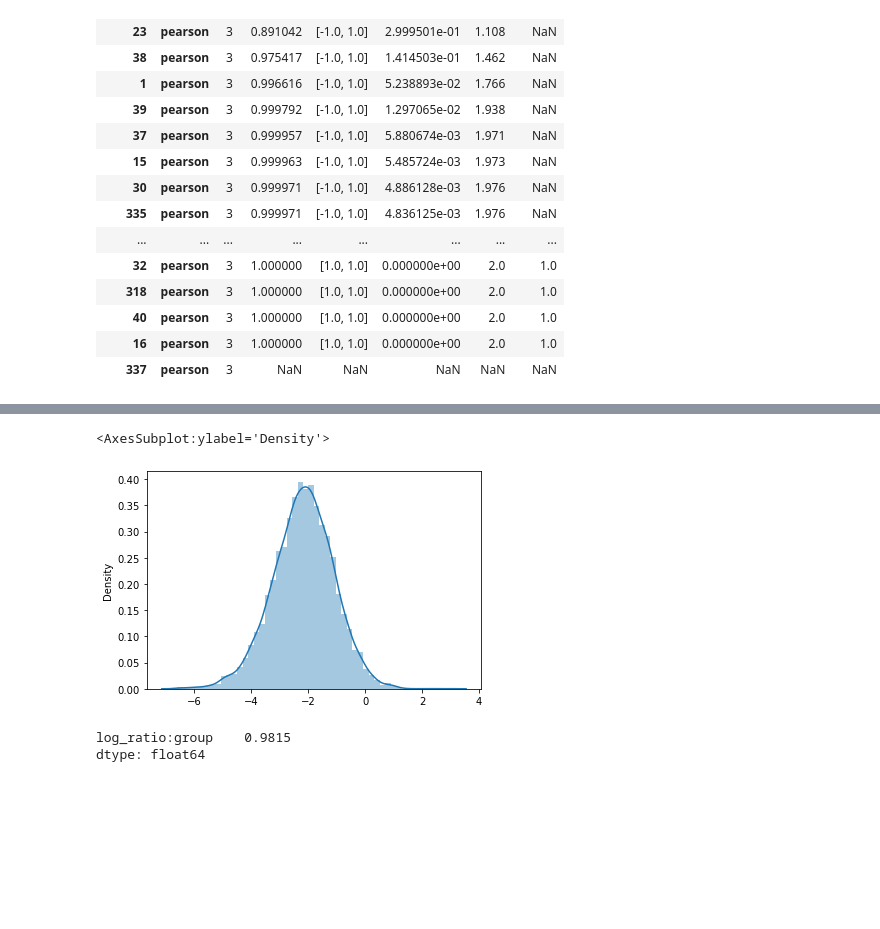
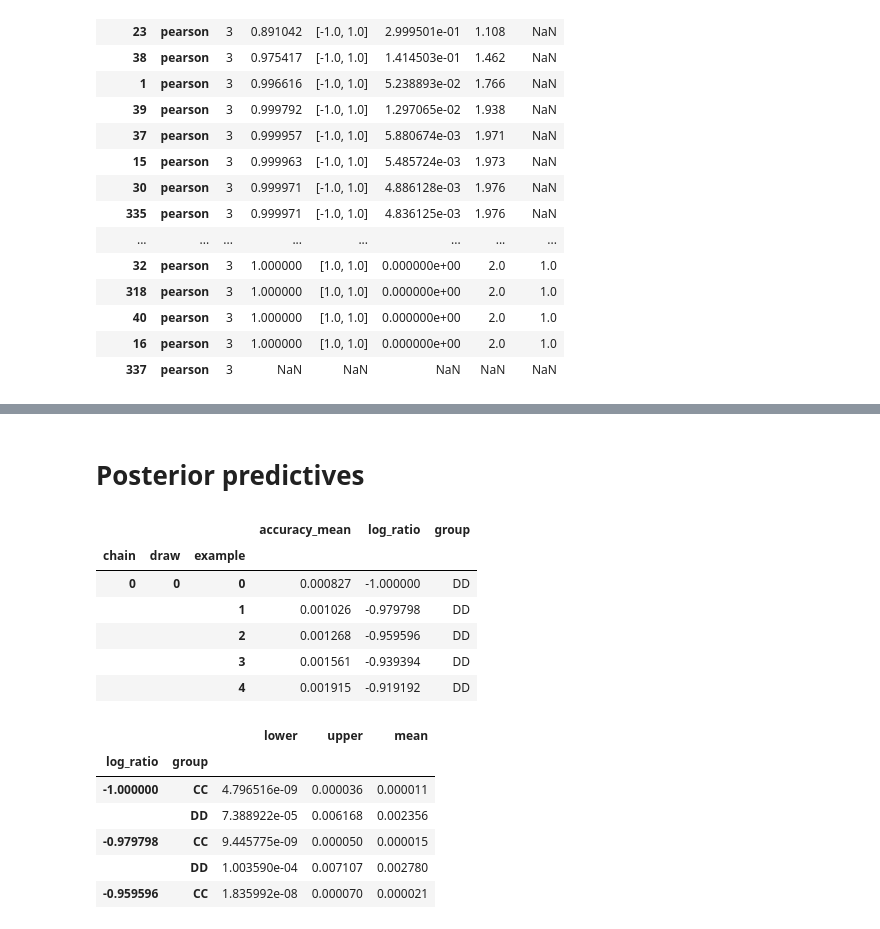
Before and after one commit to mrenke/dyscalculia_modelling, a Jupyter notebook: notebooks/Quick cleanup and analysis of data.ipynb, the cells around one changed output, grey strips where cells are left out. Drawn from its saved outputs; the diff is of its cells as text; code cells hidden in the pictures; blank space fills up the shorter version.

```diff
--- a/notebooks/Quick cleanup and analysis of data.ipynb
+++ b/notebooks/Quick cleanup and analysis of data.ipynb
@@ -237,10 +212,2 @@ array([[<AxesSubplot:title={'center':'log_ratio'}>,
-# %%
-sns.distplot(results.posterior['log_ratio:group'].to_dataframe())
-# %% [output]
-<AxesSubplot:ylabel='Density'>
-[figure, removed]
-# %%
-(results.posterior['log_ratio:group'].to_dataframe() < 0.0).mean()
-# %% [output]
-log_ratio:group    0.9815
-dtype: float64
+# %% [markdown]
+# Posterior predictives
@@ -246,0 +219,34 @@ dtype: float64
+# %%
+p = model.predict(results, data=test_x, kind='pps', include_group_specific=False, inplace=False)
+p = p.posterior['accuracy_mean'].to_dataframe()
+p.index.set_names('example', level=-1,inplace=True)
+
+p = p.join(test_x)
+p.head()
+# %% [output]
+|  |  |  | accuracy_mean | log_ratio | group |
+| chain | draw | example |  |  |  |
+| 0 | 0 | 0 | 0.000827 | -1.000000 | DD |
+|  |  | 1 | 0.001026 | -0.979798 | DD |
+|  |  | 2 | 0.001268 | -0.959596 | DD |
+|  |  | 3 | 0.001561 | -0.939394 | DD |
+|  |  | 4 | 0.001915 | -0.919192 | DD |
+# %%
+cis = p.groupby(['log_ratio', 'group'])['accuracy_mean'].apply(lambda d: pd.Series(az.hdi(d.values),
+                                                                            index=['lower', 'upper'], name='ci')).to_frame('ci')
+cis = cis.unstack()['ci']
+
+means = p.groupby(['log_ratio', 'group'])['accuracy_mean'].mean().to_frame('mean')
+
+stats = cis.join(means)
+
+
+stats.head()
+# %% [output]
+|  |  | lower | upper | mean |
+| log_ratio | group |  |  |  |
+| -1.000000 | CC | 4.796516e-09 | 0.000036 | 0.000011 |
+|  | DD | 7.388922e-05 | 0.006168 | 0.002356 |
+| -0.979798 | CC | 9.445775e-09 | 0.000050 | 0.000015 |
+|  | DD | 1.003590e-04 | 0.007107 | 0.002780 |
+| -0.959596 | CC | 1.835992e-08 | 0.000070 | 0.000021 |
```
Also changed, not shown: parts of 28 cells of this notebook.
